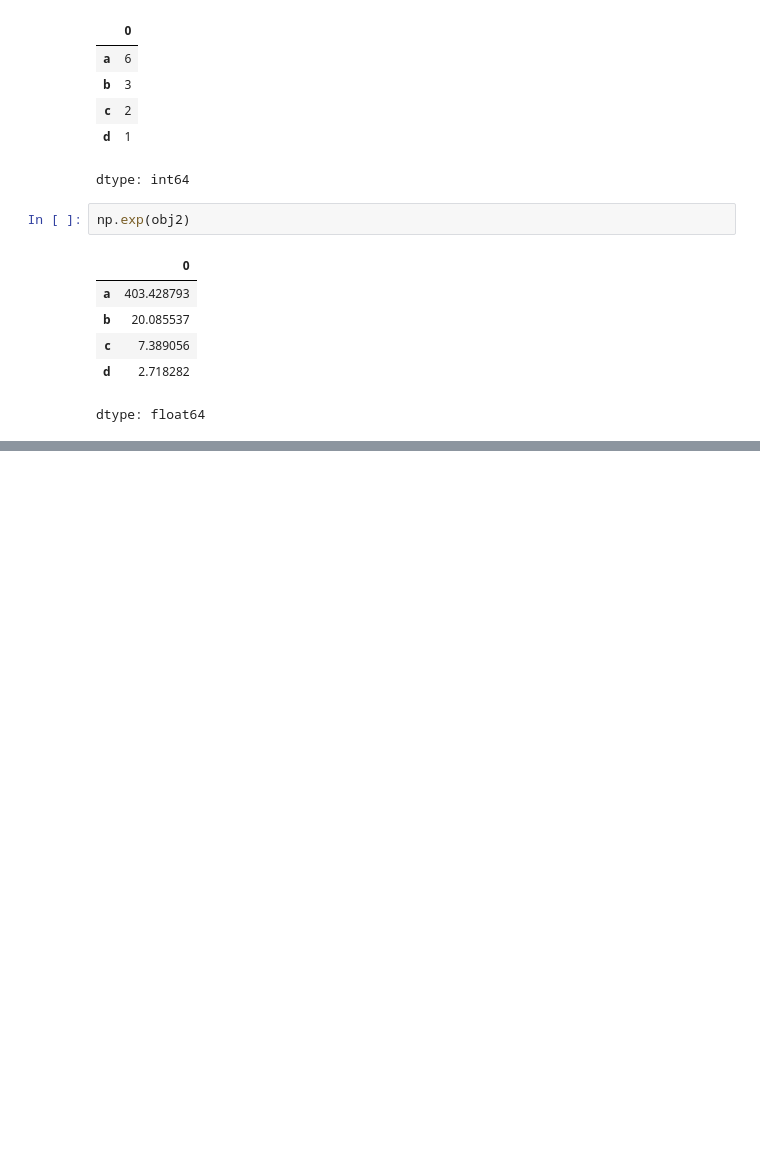
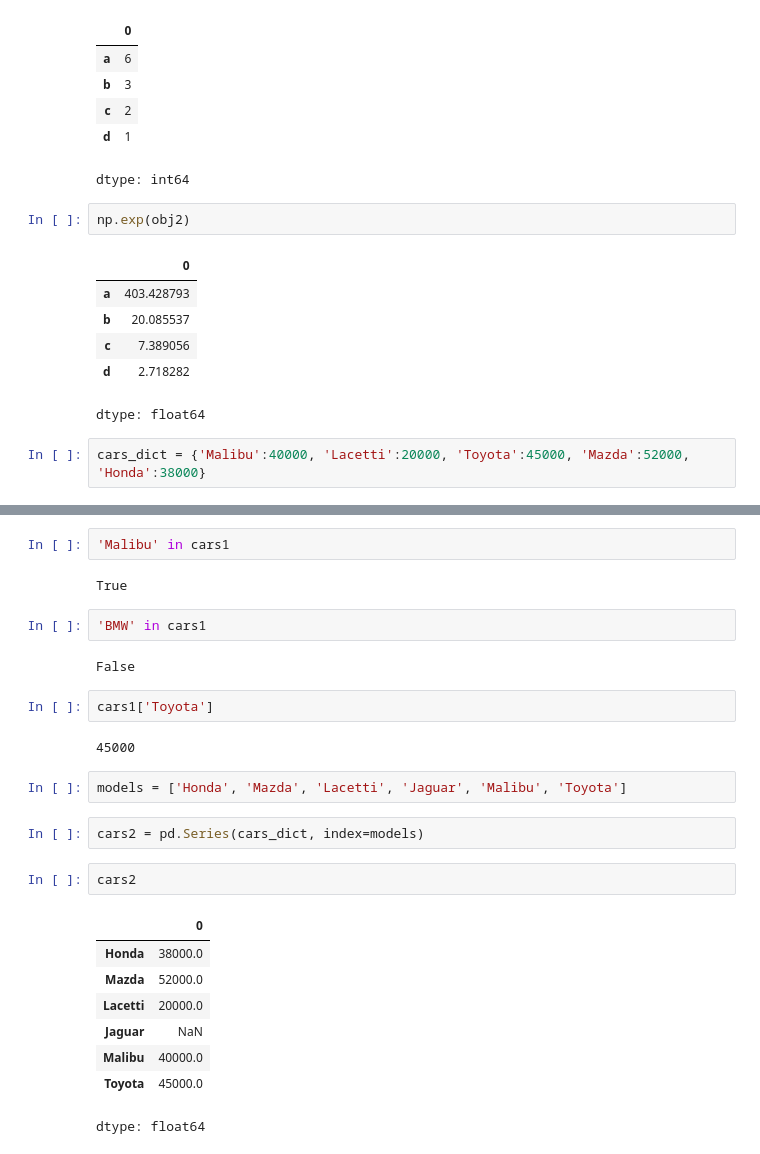
Before and after one commit to Sanjar-prog/Telegram-JavaScript-Bot, a Jupyter notebook: Copy_of_Pandas_kutubxonasi.ipynb, the cells around one changed output, grey strips where cells are left out. Drawn from its saved outputs; the diff is of its cells as text; blank space fills up the shorter version.

```diff
--- a/Copy_of_Pandas_kutubxonasi.ipynb
+++ b/Copy_of_Pandas_kutubxonasi.ipynb
@@ -94,3 +94,5 @@ np.exp(obj2)
 | c | 7.389056 |
 | d | 2.718282 |
 dtype: float64
+# %%
+cars_dict = {'Malibu':40000, 'Lacetti':20000, 'Toyota':45000, 'Mazda':52000, 'Honda':38000}
@@ -96,0 +131,27 @@ dtype: float64
+# %%
+'Malibu' in cars1
+# %% [output]
+True
+# %%
+'BMW' in cars1
+# %% [output]
+False
+# %%
+cars1['Toyota']
+# %% [output]
+45000
+# %%
+models = ['Honda', 'Mazda', 'Lacetti', 'Jaguar', 'Malibu', 'Toyota']
+# %%
+cars2 = pd.Series(cars_dict, index=models)
+# %%
+cars2
+# %% [output]
+|  | 0 |
+| Honda | 38000.0 |
+| Mazda | 52000.0 |
+| Lacetti | 20000.0 |
+| Jaguar | NaN |
+| Malibu | 40000.0 |
+| Toyota | 45000.0 |
+dtype: float64
```
Also changed, not shown: parts of 14 cells of this notebook.
